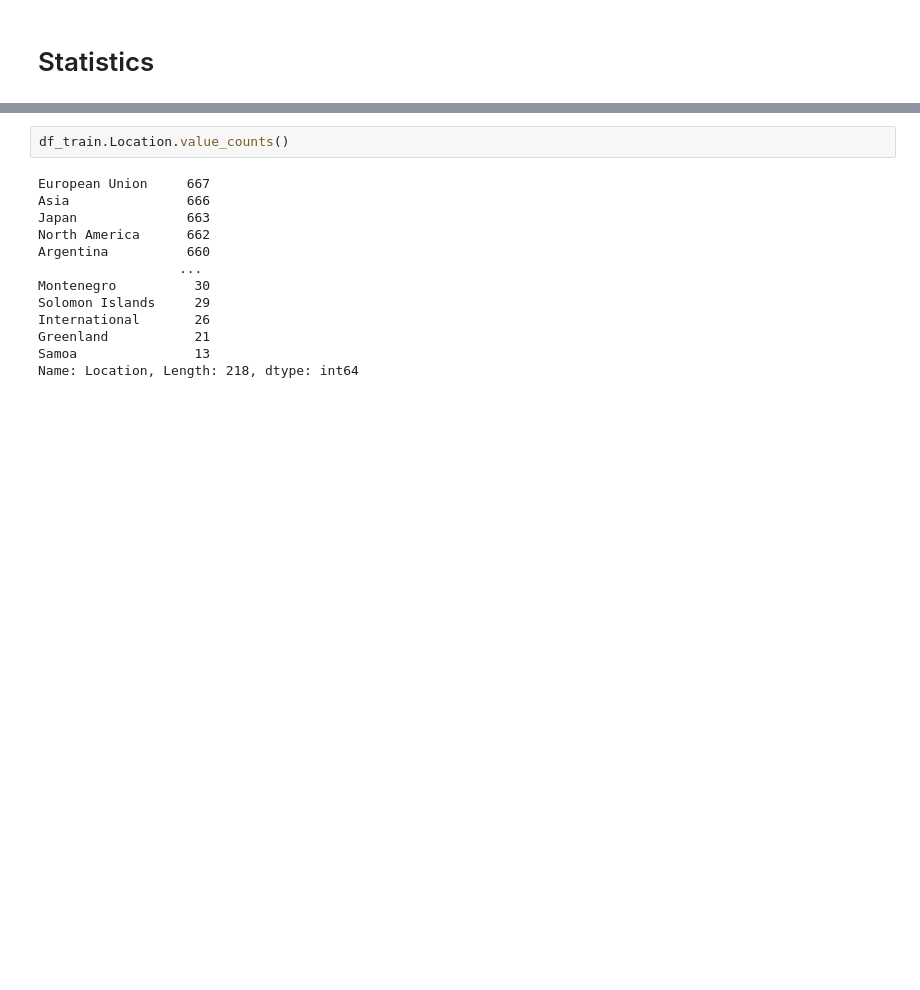
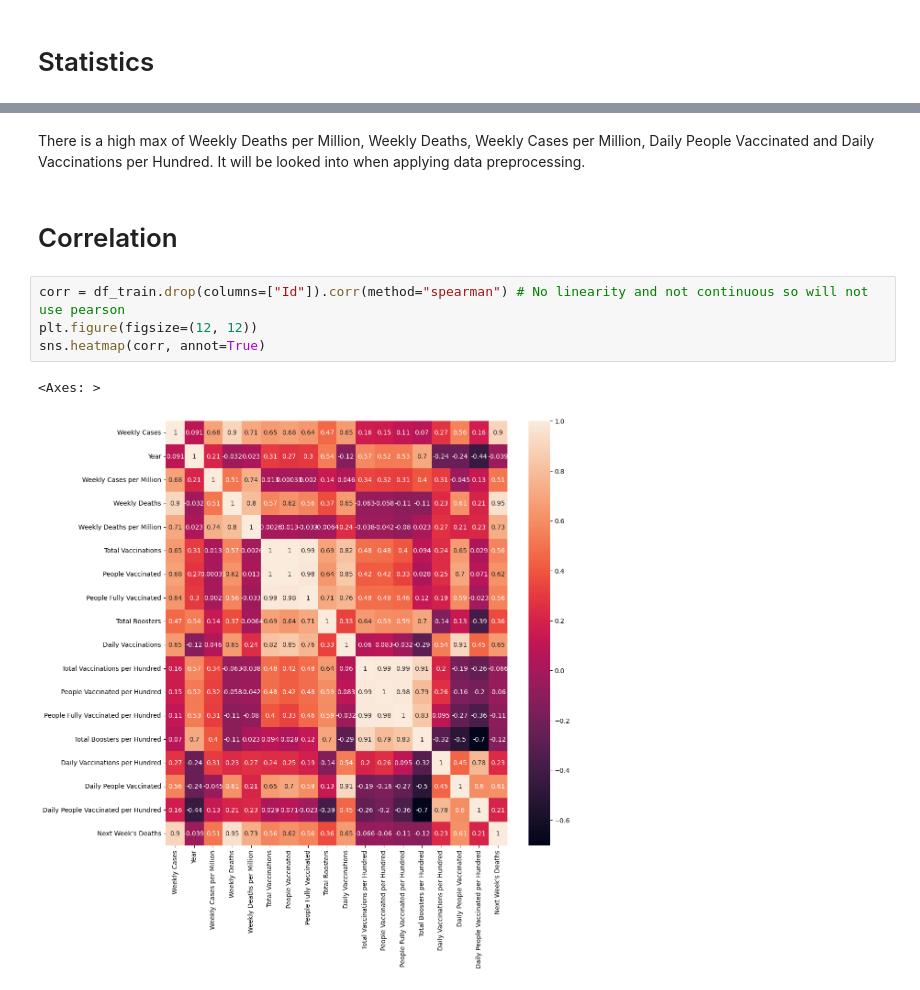
Before and after one commit to BiancaCarneiro/Covid-Prediction, a Jupyter notebook: project/notebooks/covid_statistics_hypothesys_test.ipynb, the cells around one changed output, grey strips where cells are left out. Drawn from its saved outputs; the diff is of its cells as text; blank space fills up the shorter version.

```diff
--- a/project/notebooks/covid_statistics_hypothesys_test.ipynb
+++ b/project/notebooks/covid_statistics_hypothesys_test.ipynb
@@ -37,15 +39,11 @@ df_train.describe()
-# %%
-df_train.Location.value_counts()
-# %% [output]
-European Union     667
-Asia               666
-Japan              663
-North America      662
-Argentina          660
-                  ...
-Montenegro          30
-Solomon Islands     29
-International       26
-Greenland           21
-Samoa               13
-Name: Location, Length: 218, dtype: int64
+# %% [markdown]
+There is a high max of Weekly Deaths per Million, Weekly Deaths, Weekly Cases per Million, Daily People Vaccinated and Daily Vaccinations per Hundred. It will be looked into when applying data preprocessing.
+# %% [markdown]
+# Correlation
+# %%
+corr = df_train.drop(columns=["Id"]).corr(method="spearman") # No linearity and not continuous so will not use pearson
+plt.figure(figsize=(12, 12))
+sns.heatmap(corr, annot=True)
+# %% [output]
+<Axes: >
+[figure, added]
```
Also changed, not shown: parts of 13 cells of this notebook, 2 other files.
